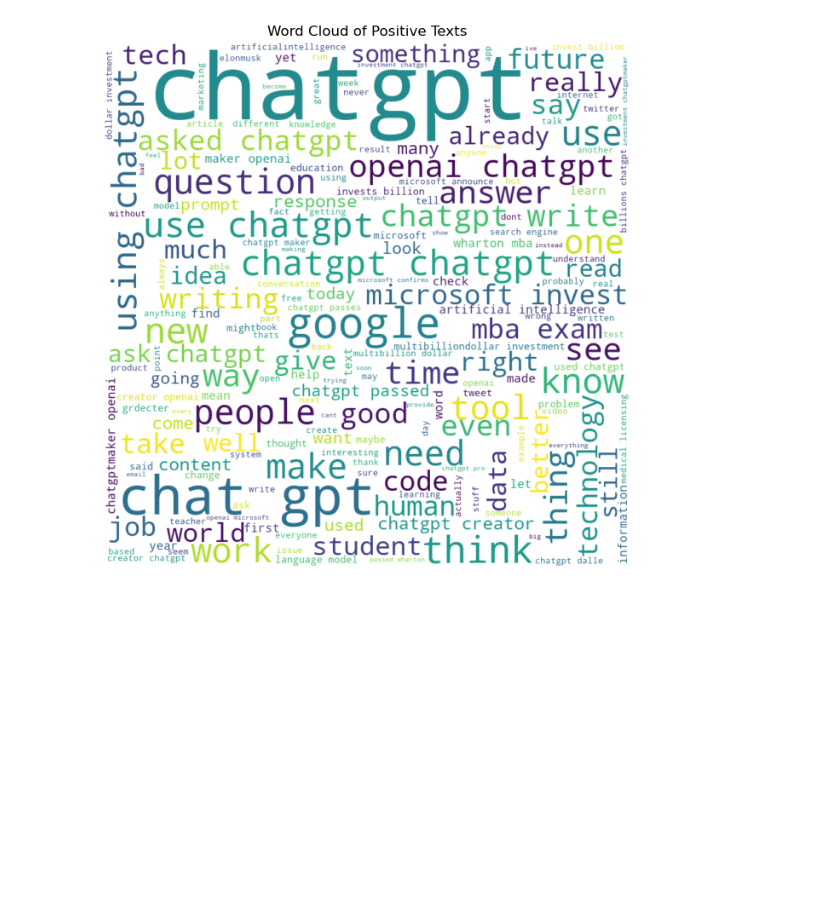
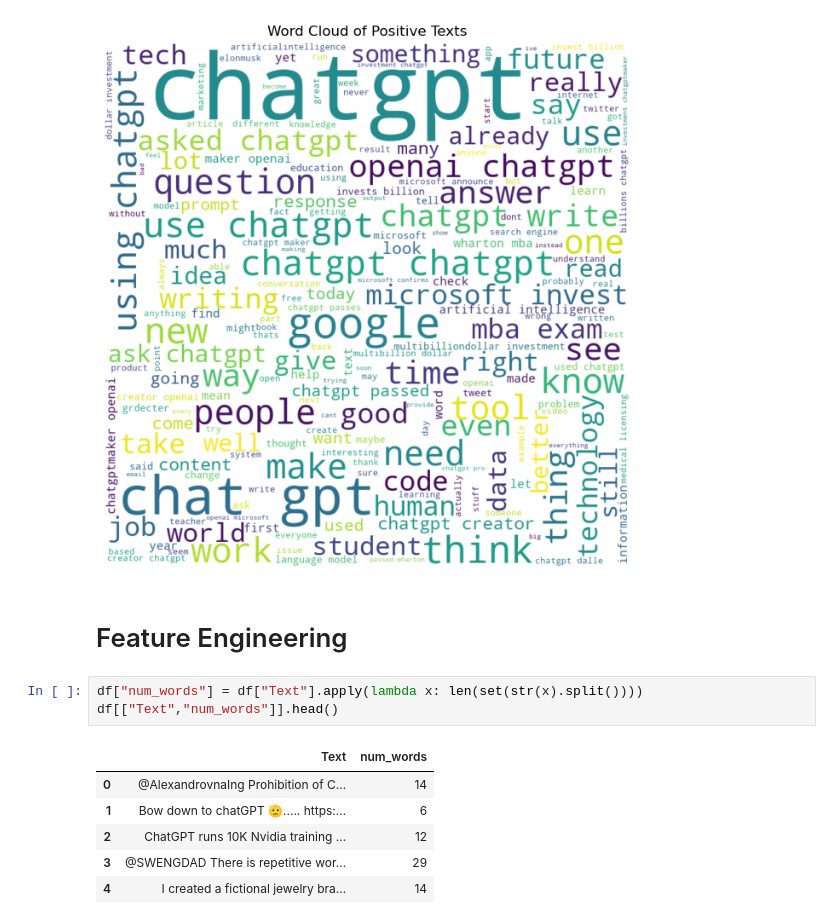
Before and after one commit to Ranaabdulrehman30/NLP_Lab_Final, a Jupyter notebook: NLP_Fianl.ipynb, the cells around one changed output. Saved outputs shown, nothing was run; the diff lists cells and outputs as text; blank space fills up the shorter version.

Commit message:
third commit
After Feature Engineering

```diff
--- a/NLP_Fianl.ipynb
+++ b/NLP_Fianl.ipynb
@@ -812,3 +812,15 @@ plt.title('Word Cloud of Positive Texts')
 plt.show()
 # %% [output]
 [figure]
+# %% [markdown]
+# Feature Engineering
+# %%
+df["num_words"] = df["Text"].apply(lambda x: len(set(str(x).split())))
+df[["Text","num_words"]].head()
+# %% [output]
+|  | Text | num_words |
+| 0 | @AlexandrovnaIng Prohibition of C... | 14 |
+| 1 | Bow down to chatGPT 🫡..... https:... | 6 |
+| 2 | ChatGPT runs 10K Nvidia training ... | 12 |
+| 3 | @SWENGDAD There is repetitive wor... | 29 |
+| 4 | I created a fictional jewelry bra... | 14 |
```
Also changed, not shown: parts of 37 cells of this notebook.
